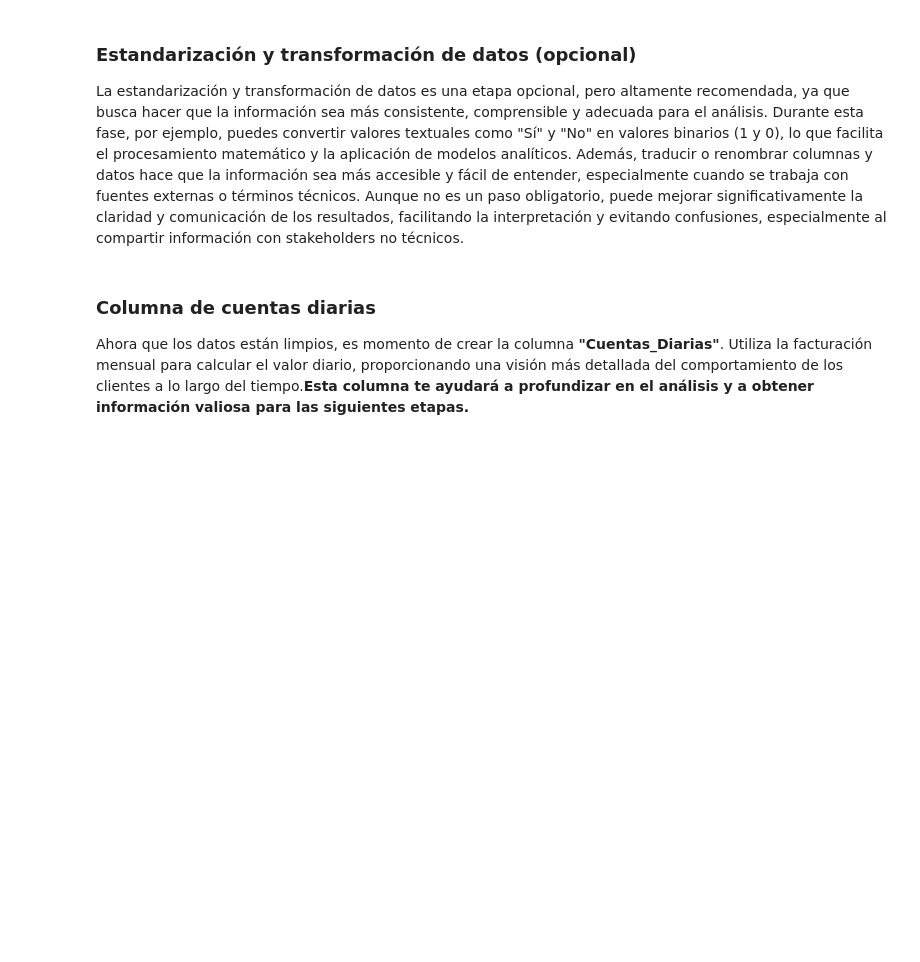
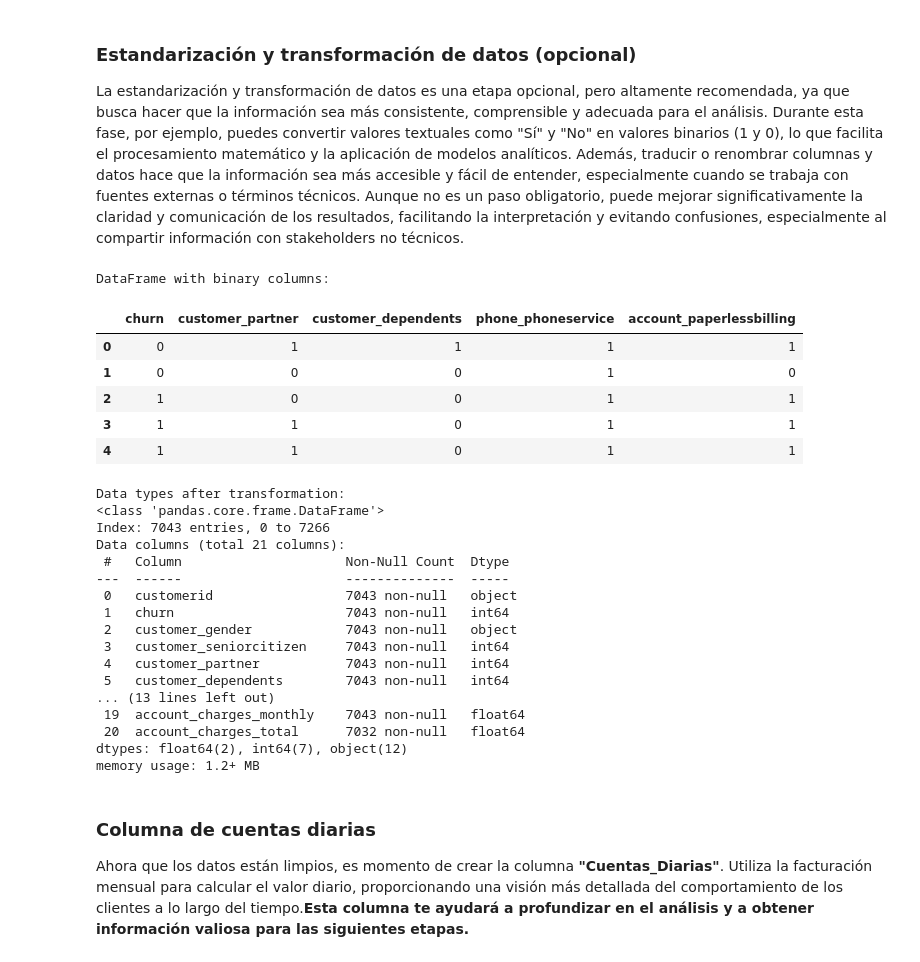
Before and after one commit to macollipal/challenge2-data-science-LATAM, a Jupyter notebook: TelecomX_LATAM.ipynb, the cells around one changed output. Cells and saved outputs as stored; diff of their text form; code cells hidden in the pictures; blank space fills up the shorter version.

```diff
--- a/TelecomX_LATAM.ipynb
+++ b/TelecomX_LATAM.ipynb
@@ -220,6 +257,44 @@ memory usage: 1.2+ MB
 ### **Estandarización y transformación de datos (opcional)**
 La estandarización y transformación de datos es una etapa opcional, pero altamente recomendada, ya que busca hacer que la información sea más consistente, comprensible y adecuada para el análisis. Durante esta fase, por ejemplo, puedes convertir valores textuales como "Sí" y "No" en valores binarios (1 y 0), lo que facilita el procesamiento matemático y la aplicación de modelos analíticos.
 Además, traducir o renombrar columnas y datos hace que la información sea más accesible y fácil de entender, especialmente cuando se trabaja con fuentes externas o términos técnicos. Aunque no es un paso obligatorio, puede mejorar significativamente la claridad y comunicación de los resultados, facilitando la interpretación y evitando confusiones, especialmente al compartir información con stakeholders no técnicos.
+# %%
+# Convert specified columns to binary (1 for 'Yes', 0 for 'No')
+binary_cols = ['churn', 'customer_partner', 'customer_dependents', 'phone_phoneservice', 'account_paperlessbilling']
+for col in binary_cols:
+    df[col] = df[col].apply(lambda x: 1 if x == 'Yes' else (0 if x == 'No' else x))
+
+# Display the first few rows to verify the transformation
+print("DataFrame with binary columns:")
+display(df[binary_cols].head())
+
+# Display the data types to confirm the change
+print("\nData types after transformation:")
+df.info()
+# %% [output]
+DataFrame with binary columns:
+|  | churn | customer_partner | customer_dependents | phone_phoneservice | account_paperlessbilling |
+| 0 | 0 | 1 | 1 | 1 | 1 |
+| 1 | 0 | 0 | 0 | 1 | 0 |
+| 2 | 1 | 0 | 0 | 1 | 1 |
+| 3 | 1 | 1 | 0 | 1 | 1 |
+| 4 | 1 | 1 | 0 | 1 | 1 |
+Data types after transformation:
+<class 'pandas.core.frame.DataFrame'>
+Index: 7043 entries, 0 to 7266
+Data columns (total 21 columns):
+ #   Column                     Non-Null Count  Dtype
+---  ------                     --------------  -----
+ 0   customerid                 7043 non-null   object
+ 1   churn                      7043 non-null   int64
+ 2   customer_gender            7043 non-null   object
+ 3   customer_seniorcitizen     7043 non-null   int64
+ 4   customer_partner           7043 non-null   int64
+ 5   customer_dependents        7043 non-null   int64
+... (13 lines left out)
+ 19  account_charges_monthly    7043 non-null   float64
+ 20  account_charges_total      7032 non-null   float64
+dtypes: float64(2), int64(7), object(12)
+memory usage: 1.2+ MB
 # %% [markdown]
 ### **Columna de cuentas diarias**
 Ahora que los datos están limpios, es momento de crear la columna **"Cuentas_Diarias"**. Utiliza la facturación mensual para calcular el valor diario, proporcionando una visión más detallada del comportamiento de los clientes a lo largo del tiempo.**Esta columna te ayudará a profundizar en el análisis y a obtener información valiosa para las siguientes etapas.**
```
Also changed, not shown: parts of 16 cells of this notebook.
